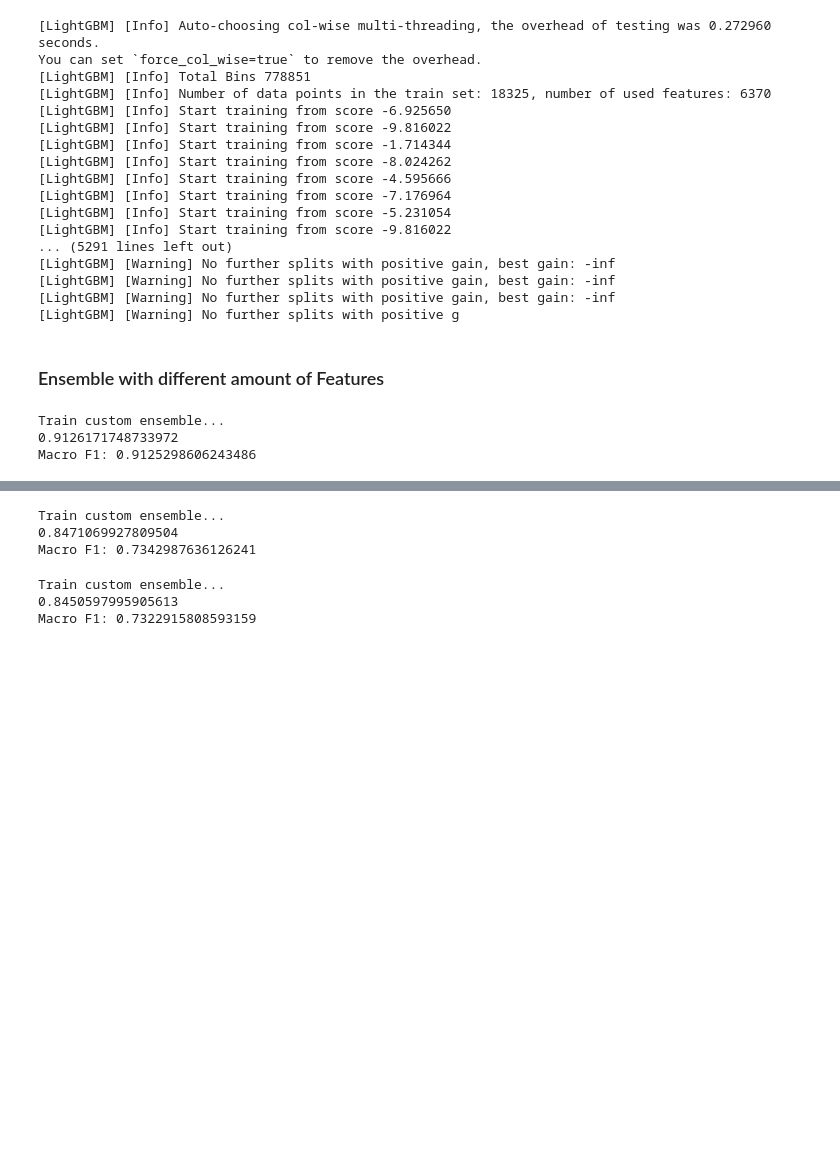
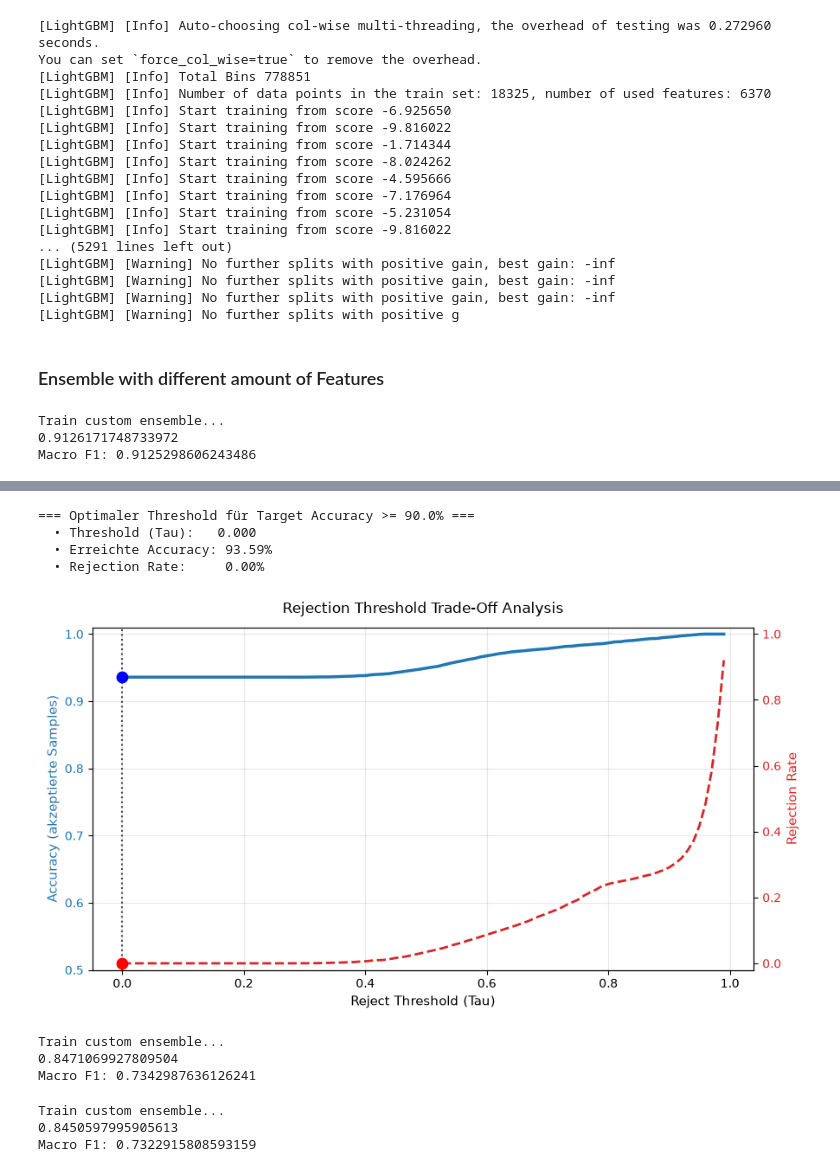
Before and after one commit to Boolean-true/CLACELL, a Jupyter notebook: training/train_models.ipynb, the cells around one changed output, grey strips where cells are left out. Cells and saved outputs as stored; diff of their text form; code cells hidden in the pictures; blank space fills up the shorter version.

```diff
--- a/training/train_models.ipynb
+++ b/training/train_models.ipynb
@@ -414,11 +436,17 @@ print(adata)
 # Create train test split
 
 # All Donors: ['621B', '637C', 'A35', 'A36', 'D496', 'D503']
-donor_train = ['637C', 'A35', 'A36', 'D503']
+#donor_train = ['637C', 'A35', 'A36', 'D503']
+donor_train = ['637C', 'A35', 'D503']
+donor_valid = ['A36']
 donor_test = ['621B', 'D496']
 
 adata_train = adata[
     adata.obs["Donor"].isin(donor_train)
+].copy()
+
+adata_valid = adata[
+    adata.obs["Donor"].isin(donor_valid)
 ].copy()
 
 adata_test = adata[
@@ -430,10 +458,15 @@ print(adata_train.obs['Donor'].unique())
 print(adata_test.obs['Donor'].unique())
 
 # Prepare Data for training
-X_train = adata_train.X#to_df()
+X_train = adata_train.to_df()
 gene_names_train = adata_train.var_names
 #y_train = adata_train.obs['Manually_curated_celltype']
 y_train = adata_train.obs['scumi-annotation']
+
+X_valid = adata_valid.to_df()
+gene_names_valid = adata_valid.var_names
+#y_train = adata_train.obs['Manually_curated_celltype']
+y_valid = adata_valid.obs['scumi-annotation']
 
 X_test = adata_test.to_df()
 gene_names_test = adata_test.var_names
@@ -2629,3 +2710,12 @@ print(f"Macro F1: {f1_score(y_test, y_pred, average="macro")}")
+# %%
+thresholds, accs, rej_rates = evaluate_rejection_tradeoff(ensemble, X_test, y_test)
+plot_rejection_curve(thresholds, accs, rej_rates, target_acc=0.90)
+# %% [output]
+=== Optimaler Threshold für Target Accuracy >= 90.0% ===
+  • Threshold (Tau):   0.000
+  • Erreichte Accuracy: 93.59%
+  • Rejection Rate:     0.00%
+[figure, added]
 # %%
 import pickle
 
```
Also changed, not shown: parts of 10 cells of this notebook, 3 other files.
